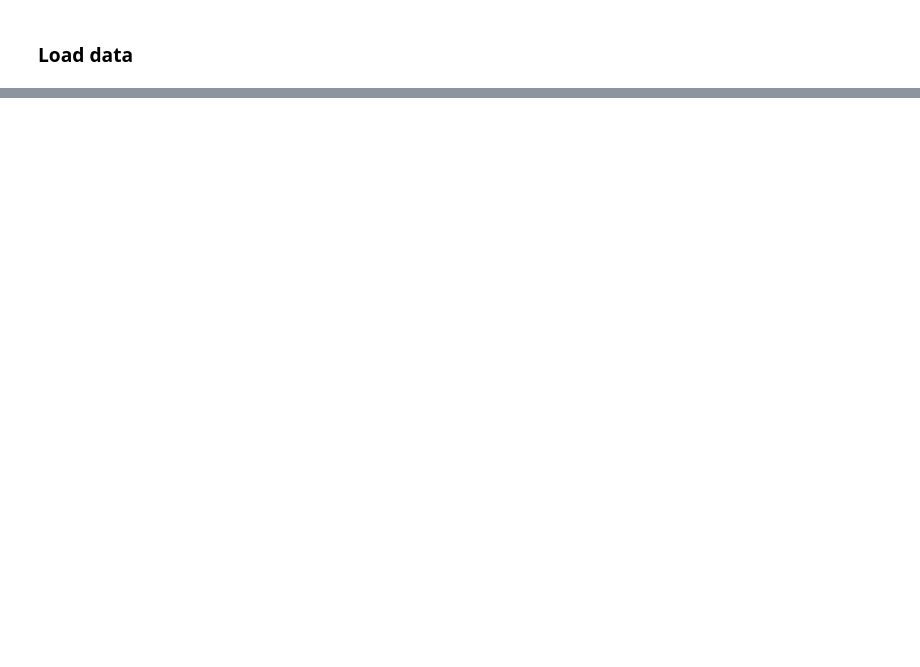
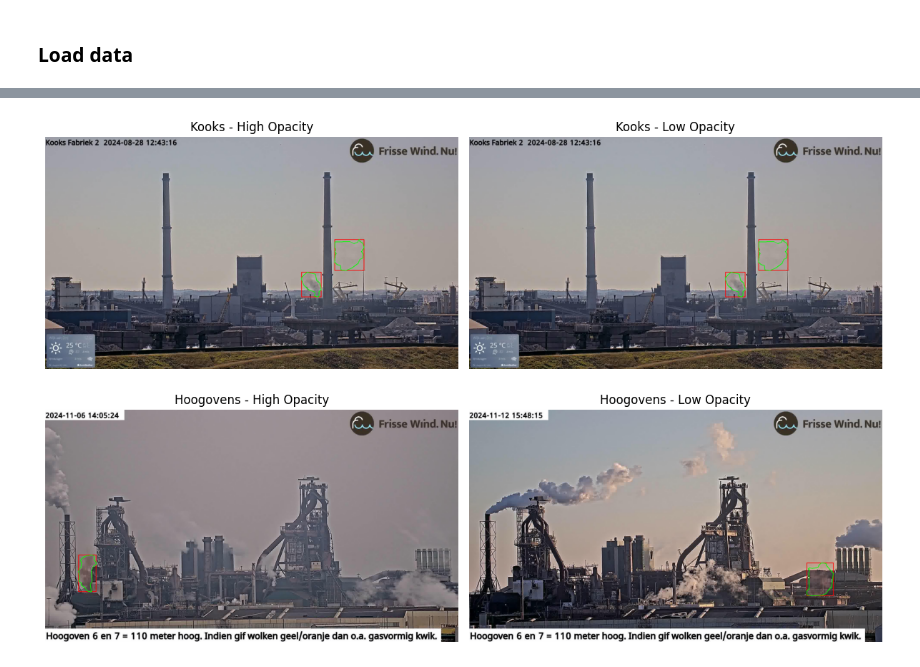
Before and after one commit to rkeuss/toxic-cloud-segmentation, a Jupyter notebook: ExploratoryDataAnalysis.ipynb, the cells around one changed output, grey strips where cells are left out. Saved outputs shown, nothing was run; the diff lists cells and outputs as text; code cells hidden in the pictures; blank space fills up the shorter version.

```diff
--- a/ExploratoryDataAnalysis.ipynb
+++ b/ExploratoryDataAnalysis.ipynb
@@ -22,0 +216,18 @@ Github repository: https://github.com/rkeuss/toxic-cloud-segmentation
+# %%
+heatmap_data = np.zeros((640, 640))
+for img_id in imgIds:
+    img = coco.loadImgs(img_id)[0]
+    annIds = coco.getAnnIds(imgIds=img['id'])
+    anns = coco.loadAnns(annIds)
+    for ann in anns:
+        # Normalize x and y to the heatmap resolution
+        bbox = ann['bbox']
+        center_x = int((bbox[0] + bbox[2] / 2) * (640 / img['width']))
+        center_y = int((bbox[1] + bbox[3] / 2) * (640 / img['height']))
+        heatmap_data[center_y, center_x] += 1
+
+plt.figure(figsize=(8, 8))
+plt.imshow(np.log1p(heatmap_data), cmap='hot', interpolation='nearest') # Use log scale for better visibility
+plt.axis('off')
+plt.title('Heatmap of Object Centers Across All Images')
+plt.show()
@@ -22,0 +240,60 @@ Github repository: https://github.com/rkeuss/toxic-cloud-segmentation
+# %%
+# Organize images by category ('kooks' or 'hoogovens') and smoke type
+selected_images = {
+    "kooks": {"high-opacity-smoke": None, "low-opacity-smoke": None},
+    "hoogovens": {"high-opacity-smoke": None, "low-opacity-smoke": None}
+}
+
+# Find suitable images
+for img in images:
+    img_id = img["id"]
+    anns = coco.loadAnns(coco.getAnnIds(imgIds=img_id))
+
+    # Determine category (kooks or hoogovens)
+    category = "hoogovens" if "hoogovens" in img["file_name"] else "kooks"
+
+    # Check for smoke types
+    smoke_types = {ann["category_id"]: ann for ann in anns}
+    if 1 in smoke_types and selected_images[category]["high-opacity-smoke"] is None:
+        selected_images[category]["high-opacity-smoke"] = img
+    if 2 in smoke_types and selected_images[category]["low-opacity-smoke"] is None:
+        selected_images[category]["low-opacity-smoke"] = img
+
+    # Stop if we found all required images
+    if all(v is not None for v in selected_images["kooks"].values()) and \
+       all(v is not None for v in selected_images["hoogovens"].values()):
+        break
+
+# Function to draw bounding boxes and segmentation masks
+def draw_annotations(image_path, anns):
+    image = cv2.imread(image_path)
+    image = cv2.cvtColor(image, cv2.COLOR_BGR2RGB)
+
+    for ann in anns:
+        x, y, w, h = ann["bbox"]
+        cv2.rectangle(image, (int(x), int(y)), (int(x + w), int(y + h)), (255, 0, 0), 2)
+
+        for seg in ann["segmentation"]:
+            seg = np.array(seg, dtype=np.int32).reshape((-1, 2))
+            cv2.polylines(image, [seg], isClosed=True, color=(0, 255, 0), thickness=2)
+
+    return image
+
+# Display selected images
+fig, axes = plt.subplots(2, 2, figsize=(12, 8))
+axes = axes.ravel()
+titles = ["Kooks - High Opacity", "Kooks - Low Opacity", "Hoogovens - High Opacity", "Hoogovens - Low Opacity"]
+
+for i, (category, smoke_dict) in enumerate(selected_images.items()):
+    for j, (smoke_type, img) in enumerate(smoke_dict.items()):
+        if img is not None:
+            image_path = f"data/dataset/IJMOND_SEG/test/{img['file_name']}"
+            anns = coco.loadAnns(coco.getAnnIds(imgIds=img['id']))
+            image = draw_annotations(image_path, anns)
+            axes[i * 2 + j].imshow(image)
+            axes[i * 2 + j].set_title(titles[i * 2 + j])
+            axes[i * 2 + j].axis("off")
+
+plt.tight_layout()
+plt.show()
+# %% [output]
@@ -22,0 +304 @@ Github repository: https://github.com/rkeuss/toxic-cloud-segmentation
+[figure, added]
```
Also changed, not shown: parts of 36 cells of this notebook, 1 other file.
